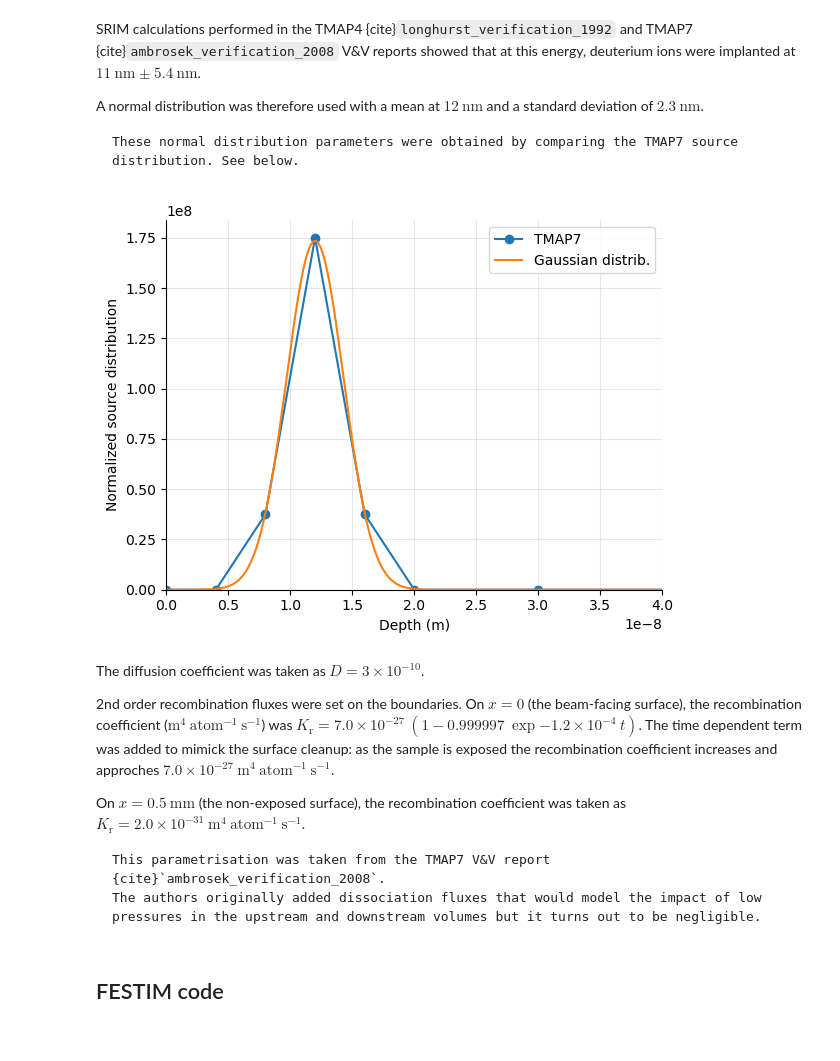
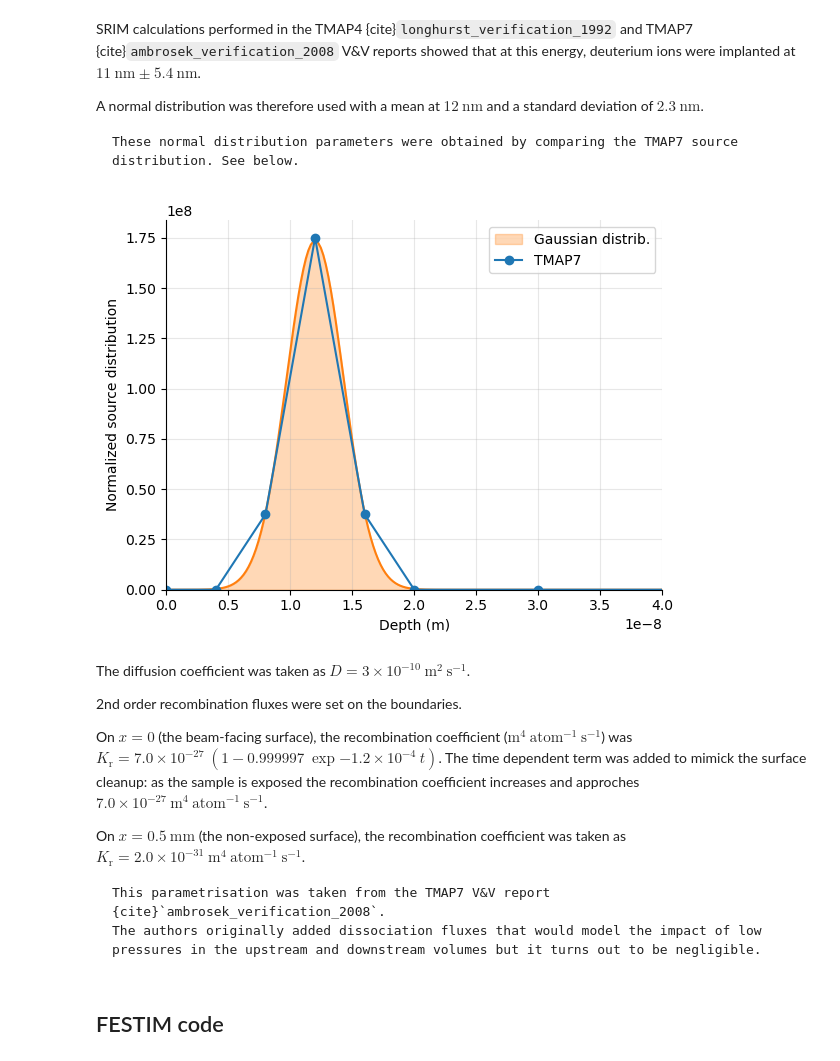
Before and after one commit to festim-dev/V-V-report, a Jupyter notebook: report/plasma-driven-permeation.ipynb, the cells around one changed output. Cells and saved outputs as stored; diff of their text form; code cells hidden in the pictures.

```diff
--- a/report/plasma-driven-permeation.ipynb
+++ b/report/plasma-driven-permeation.ipynb
@@ -62,39 +63,41 @@ source_distrib_at_nodes = [
 source_distribution = []
 for i in source_distrib_at_nodes:
     if isinstance(i, list):
         for j in i:
             source_distribution.append(j)
     else:
         source_distribution.append(i)
 
 width = 2.3e-9
 mean = 12e-9
 x_festim = np.linspace(0, 40e-9, 200)
 festim_source_distrib = (
     1 / (width * (2 * np.pi) ** 0.5) * np.exp(-0.5 * ((x_festim - mean) / width) ** 2)
 )
 
 
 area = np.trapz(source_distribution[1:], x_points)
 source_distribution = np.array(source_distribution) / area
 
+plt.plot(x_festim, festim_source_distrib, color="tab:orange")
+plt.fill_between(x_festim, festim_source_distrib, alpha=0.3, color="tab:orange", label="Gaussian distrib.")
 plt.plot(x_points, source_distribution[1:], label="TMAP7", marker="o")
-plt.plot(x_festim, festim_source_distrib, label="Gaussian distrib.")
 
 plt.xlim(0, 40e-9)
 plt.ylim(bottom=0)
 plt.xlabel("Depth (m)")
 plt.ylabel("Normalized source distribution")
 plt.legend()
 plt.gca().spines[["top", "right"]].set_visible(False)
 plt.grid(alpha=0.3)
 plt.show()
 # %% [output]
-[figure, old version]
+[figure, new version]
 # %% [markdown]
-The diffusion coefficient was taken as $D = 3 \times 10^{-10}$.
+The diffusion coefficient was taken as $D = 3 \times 10^{-10} \ \mathrm{m^2 \ s^{-1}}$.
 
 2nd order recombination fluxes were set on the boundaries.
+
 On $x=0$ (the beam-facing surface), the recombination coefficient ($\mathrm{m^4 \ atom^{-1} \ s^{-1}}$) was $K_\mathrm{r} = 7.0 \times 10^{-27} \ \left( 1 - 0.999997 \ \exp{-1.2\times 10^{-4} \ t} \right) $.
 The time dependent term was added to mimick the surface cleanup: as the sample is exposed the recombination coefficient increases and approches $7.0 \times 10^{-27} \ \mathrm{m^4 \ atom^{-1} \ s^{-1}}$.
 
```
Also changed, not shown: parts of 2 cells of this notebook.
